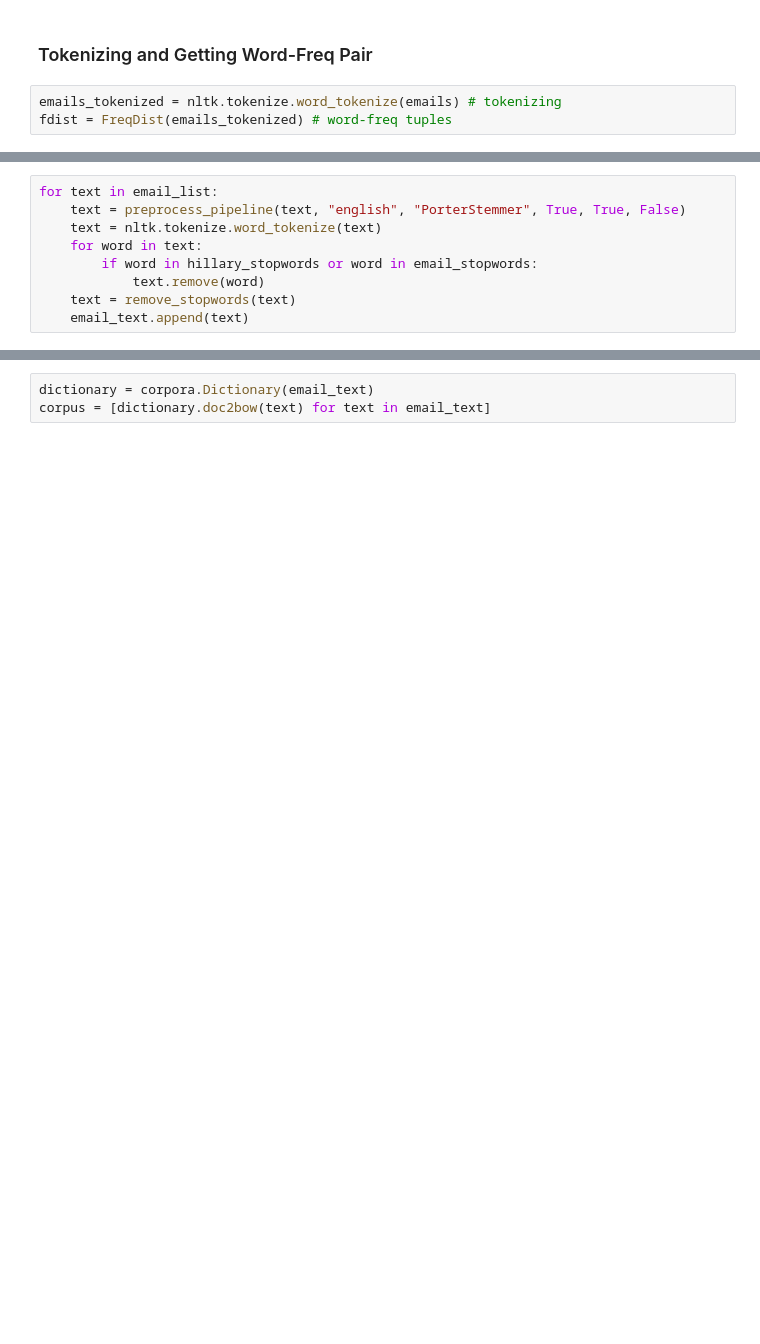
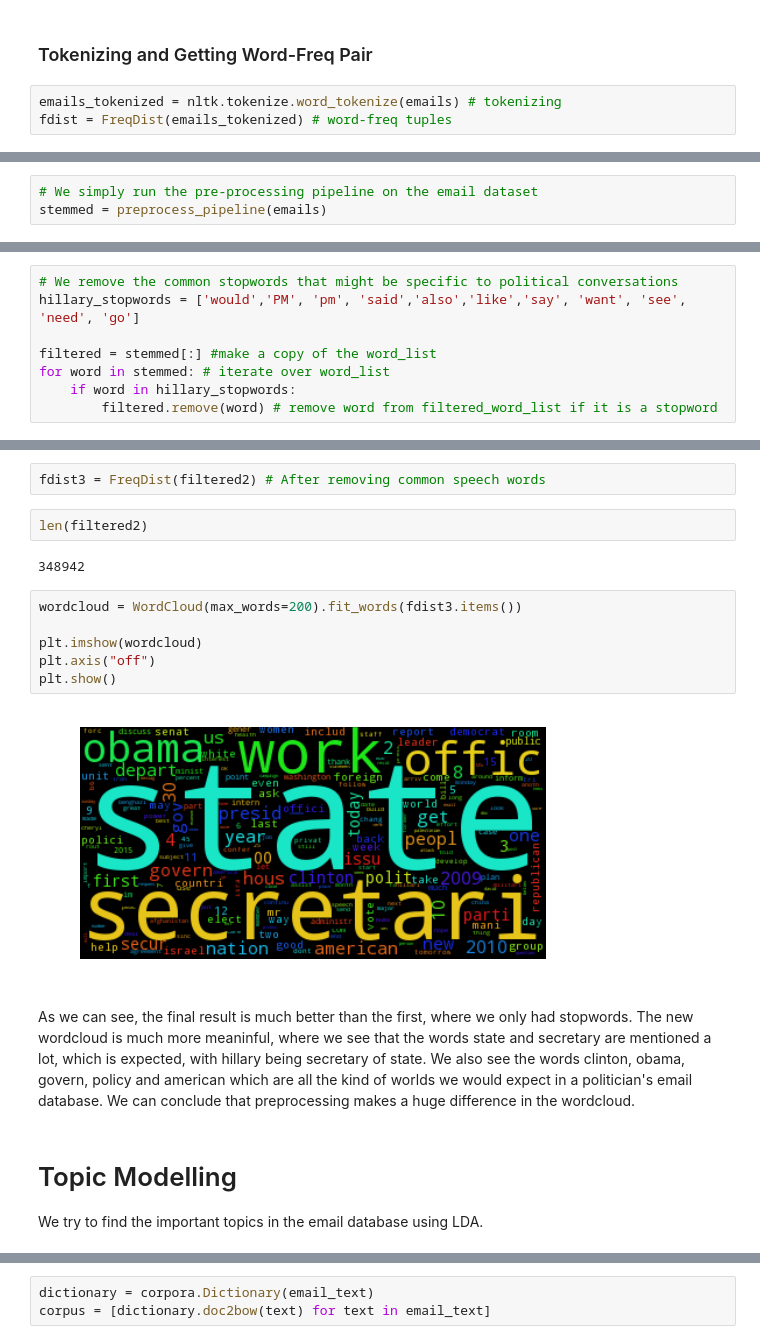
Before and after one commit to kirtanp/ADA-EPFL-2016, a Jupyter notebook: Lab5/hillary_emails.ipynb, the cells around one changed output, grey strips where cells are left out. Cells and saved outputs as stored; diff of their text form; blank space fills up the shorter version.

```diff
--- a/Lab5/hillary_emails.ipynb
+++ b/Lab5/hillary_emails.ipynb
@@ -204,9 +49,0 @@ def remove_stopwords(word_list):
-# %%
-for text in email_list:
-    text = preprocess_pipeline(text, "english", "PorterStemmer", True, True, False)
-    text = nltk.tokenize.word_tokenize(text)
-    for word in text:
-        if word in hillary_stopwords or word in email_stopwords:
-            text.remove(word)
-    text = remove_stopwords(text)
-    email_text.append(text)
@@ -212,0 +72,3 @@ for text in email_list:
+# %%
+# We simply run the pre-processing pipeline on the email dataset
+stemmed = preprocess_pipeline(emails)
@@ -212,0 +99,8 @@ for text in email_list:
+# %%
+# We remove the common stopwords that might be specific to political conversations
+hillary_stopwords = ['would','PM', 'pm', 'said','also','like','say', 'want', 'see', 'need', 'go']
+
+filtered = stemmed[:] #make a copy of the word_list
+for word in stemmed: # iterate over word_list
+    if word in hillary_stopwords:
+        filtered.remove(word) # remove word from filtered_word_list if it is a stopword
@@ -212,0 +136,19 @@ for text in email_list:
+# %%
+fdist3 = FreqDist(filtered2) # After removing common speech words
+# %%
+len(filtered2)
+# %% [output]
+348942
+# %%
+wordcloud = WordCloud(max_words=200).fit_words(fdist3.items())
+
+plt.imshow(wordcloud)
+plt.axis("off")
+plt.show()
+# %% [output]
+[figure, added]
+# %% [markdown]
+As we can see, the final result is much better than the first, where we only had stopwords. The new wordcloud is much more meaninful, where we see that the words state and secretary are mentioned a lot, which is expected, with hillary being secretary of state. We also see the words clinton, obama, govern, policy and american which are all the kind of worlds we would expect in a politician's email database. We can conclude that preprocessing makes a huge difference in the wordcloud.
+# %% [markdown]
+# Topic Modelling
+We try to find the important topics in the email database using LDA.
```
Also changed, not shown: parts of 49 cells of this notebook, 2 other files.
